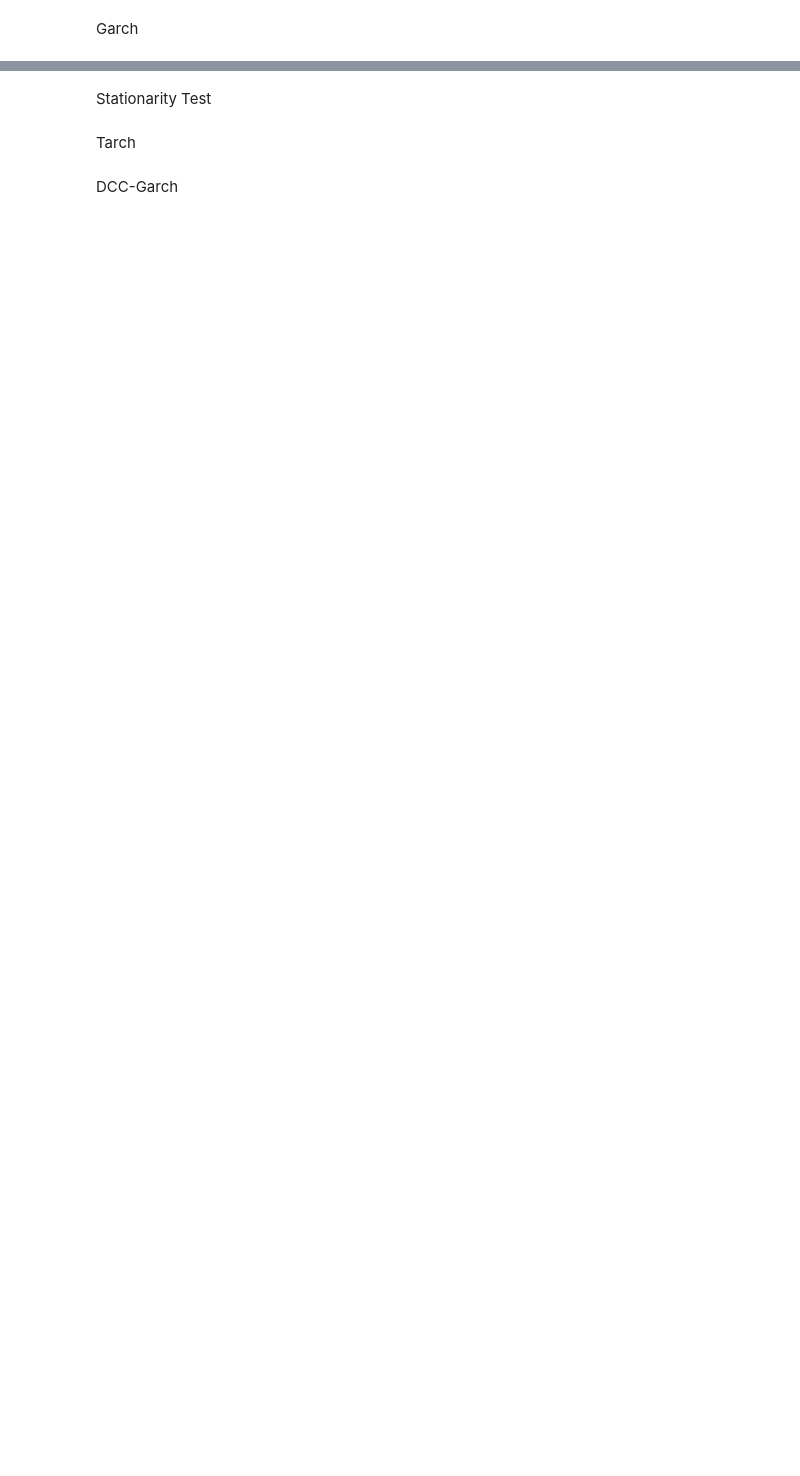
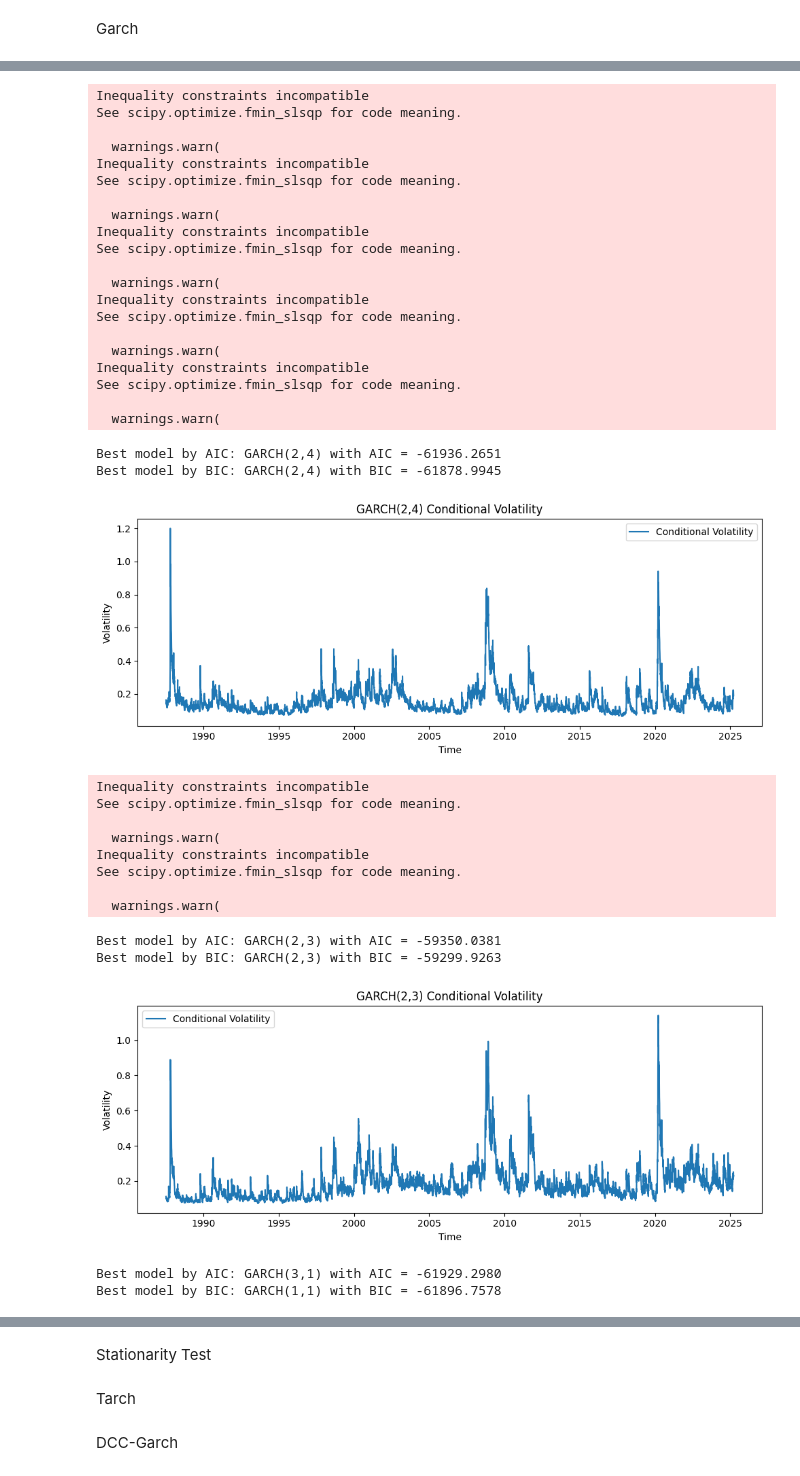
Before and after one commit to Chrtorhaug/TIO4317-Group-6, a Jupyter notebook: main.ipynb, the cells around one changed output, grey strips where cells are left out. Saved outputs shown, nothing was run; the diff lists cells and outputs as text; code cells hidden in the pictures; blank space fills up the shorter version.

Commit message:
Fixed S&P Data errors. Added annualized volatility for GARCH, EGARCH and TGARCH. Made extra test file

```diff
--- a/main.ipynb
+++ b/main.ipynb
@@ -26,10 +26,14 @@ from mvgarch.ugarch import UGARCH
 # S&P 500
 spx = pd.read_csv("S&P_500.csv")
 spx['Date'] = pd.to_datetime(spx['Date'])
+spx["Return"] = spx["Close"].pct_change()
+spx = spx.dropna(subset={"Return"})
 
 # Russell 2000
 rut = pd.read_csv('Russell_2000.csv')
 rut['Date'] = pd.to_datetime(rut['Date'])
+rut["Return"] = rut["Close"].pct_change()
+rut = rut.dropna(subset={"Return"})
 # %% [markdown]
 Arima
 # %%
@@ -40,7 +44,7 @@ best_model = None
 for p in range(6):
     for q in range(6):
         try:
-            model = sm.ARIMA(gasoline_data['Return'], order=(p, 0, q)).fit()
+            model = sm.ARIMA(spx['Close'], order=(p, 0, q)).fit()
             if model.aic < best_aic:
                 best_aic = model.aic
                 best_order = (p, 0, q)
@@ -49,7 +53,5 @@ for p in range(6):
             continue
 
 print(best_model.summary())
-
-model = sm.ARIMA(gasoline_data['Return'], order=(4, 0, 4)).fit()
-
-resid = model.resid
+resid = best_model.resid
+#model = sm.ARIMA(gasoline_data['Close'], order=(4, 0, 4)).fit()
@@ -56,2 +76,5 @@ resid = model.resid
+# %%
+model = sm.ARIMA(rut['Return'], order=(1, 0, 1)).fit()
+resid = model.resid
 # %% [markdown]
 Garch
@@ -57,0 +126,49 @@ Garch
+# %%
+# GARCH
+plot_annualized_volatility(spx, "GARCH", 0)
+plot_annualized_volatility(rut, "GARCH", 0)
+
+# EGARCH
+plot_annualized_volatility(spx, "EGARCH", 0)
+plot_annualized_volatility(rut, "EGARCH", 0)
+
+# TGARCH
+plot_annualized_volatility(spx, "GARCH", 1)
+plot_annualized_volatility(rut, "GARCH", 1)
+# %% [output]
+Inequality constraints incompatible
+See scipy.optimize.fmin_slsqp for code meaning.
+
+  warnings.warn(
+Inequality constraints incompatible
+See scipy.optimize.fmin_slsqp for code meaning.
+
+  warnings.warn(
+Inequality constraints incompatible
+See scipy.optimize.fmin_slsqp for code meaning.
+
+  warnings.warn(
+Inequality constraints incompatible
+See scipy.optimize.fmin_slsqp for code meaning.
+
+  warnings.warn(
+Inequality constraints incompatible
+See scipy.optimize.fmin_slsqp for code meaning.
+
+  warnings.warn(
+Best model by AIC: GARCH(2,4) with AIC = -61936.2651
+Best model by BIC: GARCH(2,4) with BIC = -61878.9945
+[figure, added]
+Inequality constraints incompatible
+See scipy.optimize.fmin_slsqp for code meaning.
+
+  warnings.warn(
+Inequality constraints incompatible
+See scipy.optimize.fmin_slsqp for code meaning.
+
+  warnings.warn(
+Best model by AIC: GARCH(2,3) with AIC = -59350.0381
+Best model by BIC: GARCH(2,3) with BIC = -59299.9263
+[figure, added]
+Best model by AIC: GARCH(3,1) with AIC = -61929.2980
+Best model by BIC: GARCH(1,1) with BIC = -61896.7578
```
Also changed, not shown: parts of 4 cells of this notebook, 2 other files.
